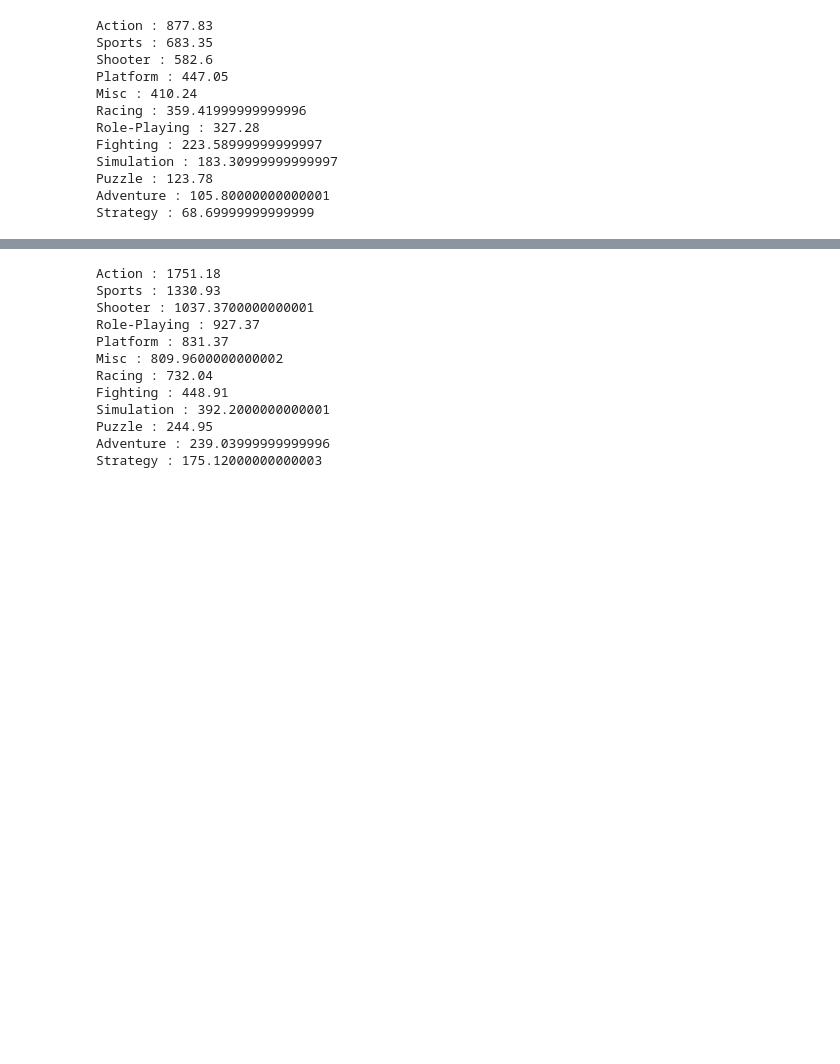
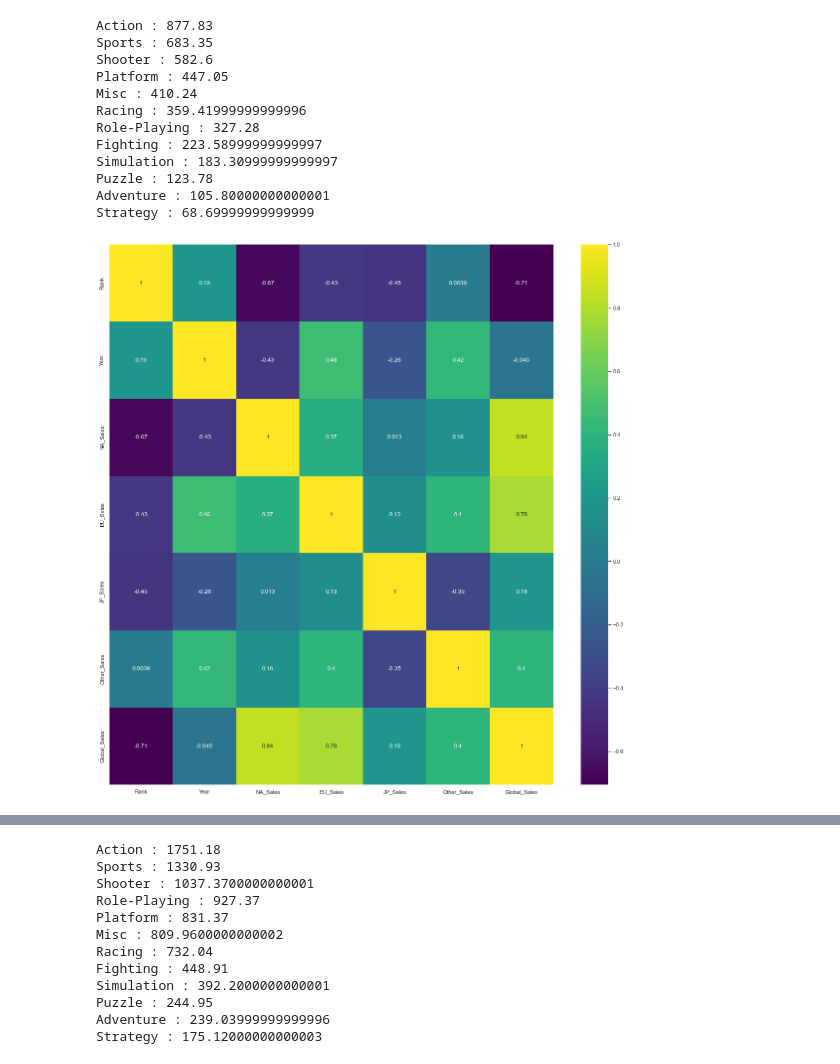
Before and after one commit to KennyLi6/HtH_Build_Summer_2022, a Jupyter notebook: Finding-an-Interesting-Dataset/Game_Sales_Data.ipynb, the cells around one changed output, grey strips where cells are left out. Drawn from its saved outputs; the diff is of its cells as text; code cells hidden in the pictures; blank space fills up the shorter version.

```diff
--- a/Finding-an-Interesting-Dataset/Game_Sales_Data.ipynb
+++ b/Finding-an-Interesting-Dataset/Game_Sales_Data.ipynb
@@ -112,3 +113,9 @@ Adventure : 105.80000000000001
 Strategy : 68.69999999999999
 # %%
 # Q4: What similarites are there between the top selling games?
+# For this question, I will use the top twenty games of the dataset and make a correlation heatmap as well as
+# categorical bar plots.
+seaborn.set(rc={'figure.figsize':(20,20)})
+seaborn.heatmap(game_sales_data.head(20).corr(), annot = True, cmap = 'viridis');
+# %% [output]
+[figure, added]
```
Also changed, not shown: parts of 8 cells of this notebook.
